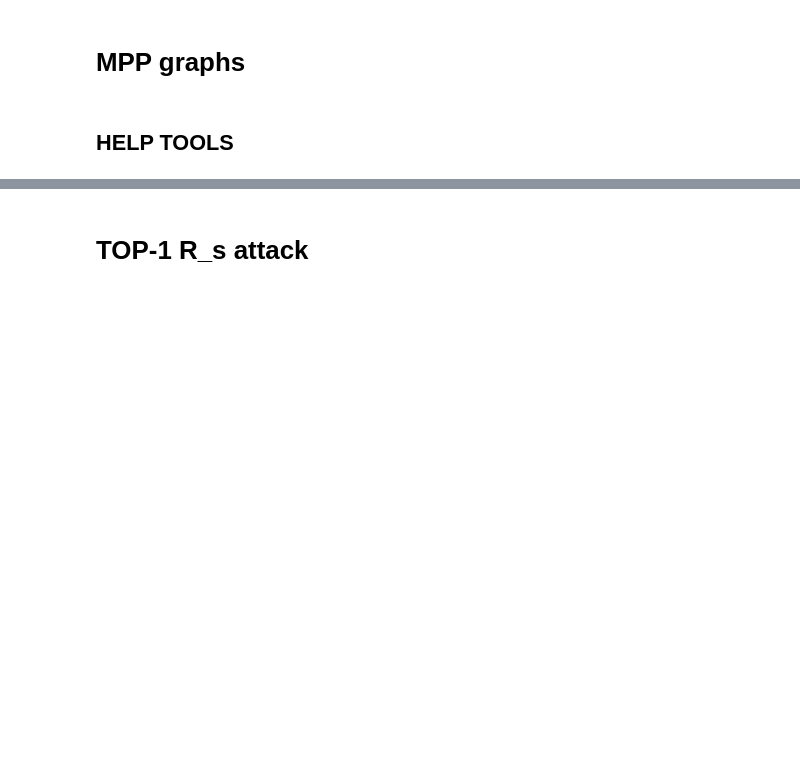
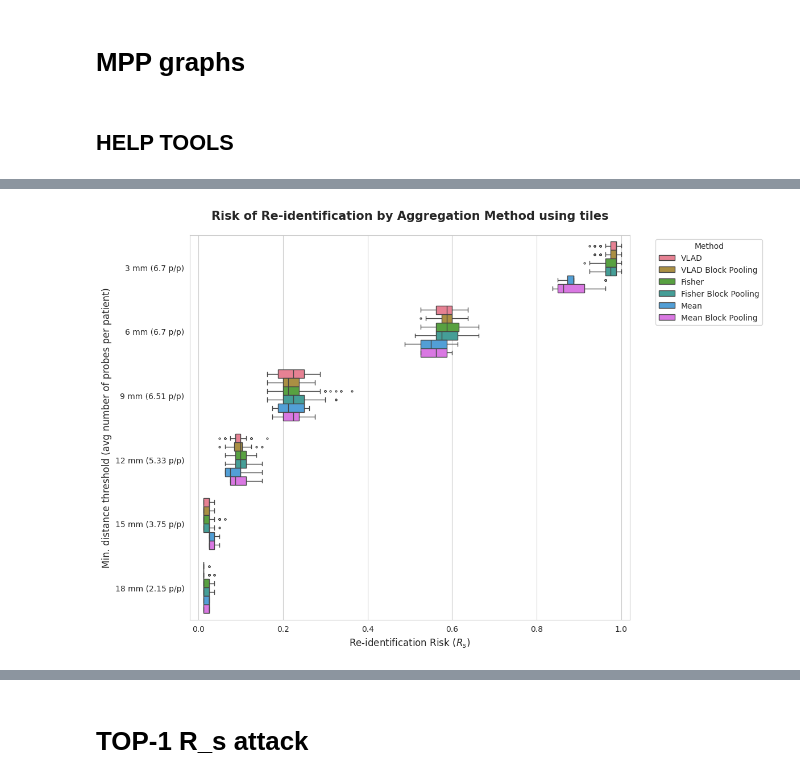
Before and after one commit to RationAI/similarity, a Jupyter notebook: examples/analyze.ipynb, the cells around one changed output, grey strips where cells are left out. Cells and saved outputs as stored; diff of their text form; code cells hidden in the pictures; blank space fills up the shorter version.

```diff
--- a/examples/analyze.ipynb
+++ b/examples/analyze.ipynb
@@ -210,0 +515,88 @@ types = ["slides_v4"]
+# %%
+import seaborn as sns
+import matplotlib.pyplot as plt
+
+# --- 1. KONFIGURACE A MAPOVÁNÍ ---
+MM_PER_SLICE = 3
+MAX_DISTANCE = 6  # Omezení na 18 mm (6 * 3mm)
+
+# Mapa pro přejmenování metod (agregací) přesně podle zadání
+method_rename = {
+    'vlad_default': 'VLAD',
+    'vlad_default_super': 'VLAD Block Pooling',
+    'fisher_default': 'Fisher',
+    'fisher_default_super': 'Fisher Block Pooling',
+    'mean_default': 'Mean',
+    'mean_default_super': 'Mean Block Pooling',
+}
+
+# Tvoje reálné statistiky probes per patient (p/p)
+probe_stats = {
+    1: 6.70, 2: 6.70, 3: 6.51, 4: 5.33, 5: 3.75, 6: 2.15
+}
+
+# --- 2. PŘÍPRAVA DAT ---
+df_plot = df_final_dist.copy()
+
+# Omezení na vzdálenost do 18 mm (distance 1 až 6)
+df_plot = df_plot[df_plot['distance'] <= MAX_DISTANCE]
+
+df_plot['encoder'] = df_plot['encoder'].astype(str)
+
+# Aktualizovaná mapa (klíče jako stringy)
+encoder_rename_str = {
+    '0': 'Gigapath',
+    '1': 'Virchow2',
+    '2': 'UNI2-h',
+    '3': 'Midnight-12k',
+    '4': 'SimCLRv2'
+}
+
+# Aplikace přejmenování
+df_plot['method'] = df_plot['method'].map(method_rename).fillna(df_plot['method'])
+df_plot['encoder'] = df_plot['encoder'].map(encoder_rename_str).fillna(df_plot['encoder'])
+
+
+# Výpočet mm a vytvoření popisku: "X mm (Y p/p)"
+def create_label(dist):
+    mm = dist * MM_PER_SLICE
+    pp = probe_stats.get(dist, 0)
+    return f"{mm:g} mm ({pp} p/p)"
+
+df_plot['threshold_label'] = df_plot['distance'].apply(create_label)
+
+# Seřazení popisků od 3mm do 18mm
+dist_order = [create_label(d) for d in range(1, MAX_DISTANCE + 1)]
+
+# --- 3. VYKRESLOVÁNÍ ---
+sns.set_style("whitegrid")
+
+def finalize_plot(ax, title, legend_title):
+    ax.set_title(title, fontsize=15, pad=20, fontweight='bold')
+    ax.set_xlabel("Re-identification Risk ($R_s$)", fontsize=12)
+    ax.set_ylabel("Min. distance threshold (avg number of probes per patient)", fontsize=12)
+    plt.legend(title=legend_title, bbox_to_anchor=(1.05, 1), loc='upper left', frameon=True)
+    plt.xlim(-0.02, 1.02)
+    plt.tight_layout()
+
+# GRAF 1: Metody (HUE = Metoda)
+plt.figure(figsize=(12, 8))
+ax1 = sns.boxplot(
+    data=df_plot, x="rs_value", y="threshold_label", hue="method",
+    order=dist_order, orient="h", palette="husl", fliersize=2
+)
+finalize_plot(ax1, "Risk of Re-identification by Aggregation Method using tiles", "Method")
+plt.savefig("boxplot_by_methods_18mm.png", dpi=300, bbox_inches='tight')
+
+# GRAF 2: Encodery (HUE = Encoder)
+plt.figure(figsize=(12, 8))
+ax2 = sns.boxplot(
+    data=df_plot, x="rs_value", y="threshold_label", hue="encoder",
+    order=dist_order, orient="h", palette="viridis", fliersize=2
+)
+finalize_plot(ax2, "Risk of Re-identification by Encoder Model using tiles", "Extractor")
+plt.savefig("boxplot_by_encoders_18mm.png", dpi=300, bbox_inches='tight')
+
+plt.show()
+# %% [output]
+[figure, added]
```
Also changed, not shown: parts of 36 cells of this notebook, 4 other files.
